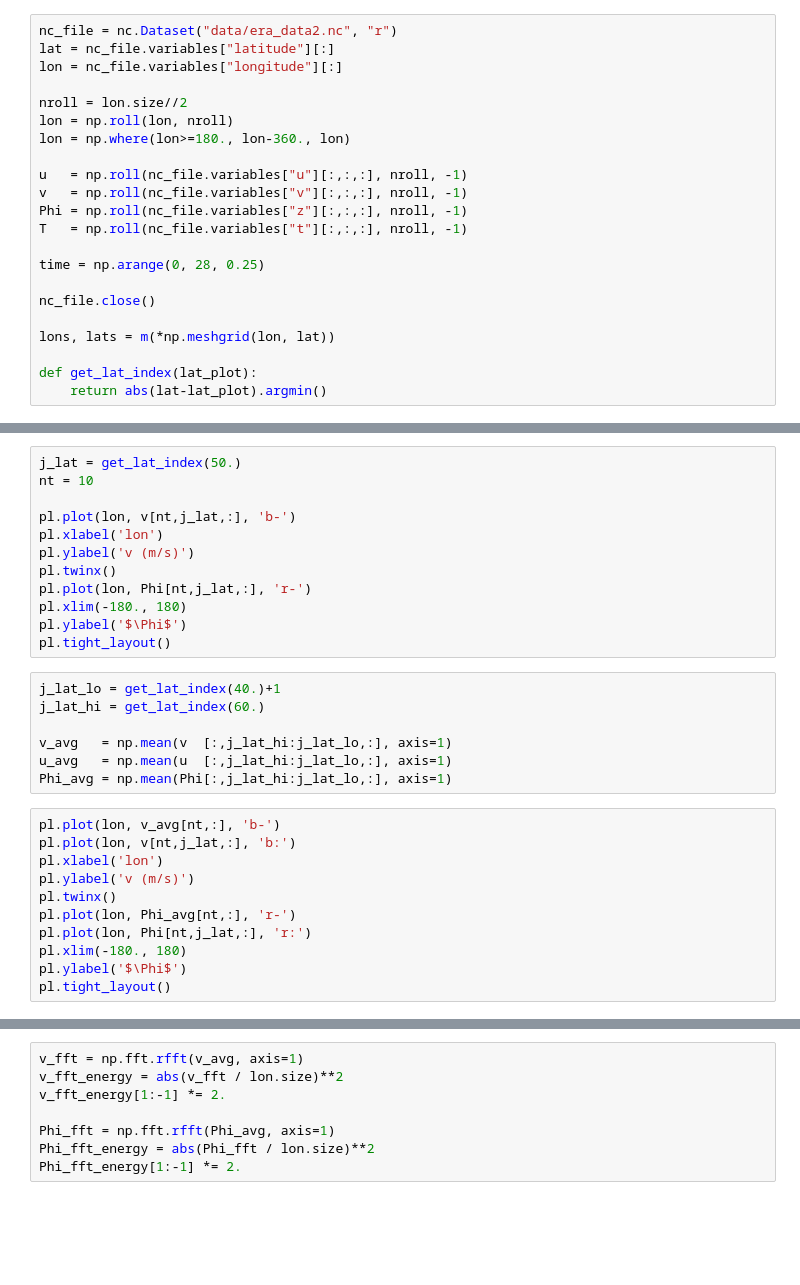
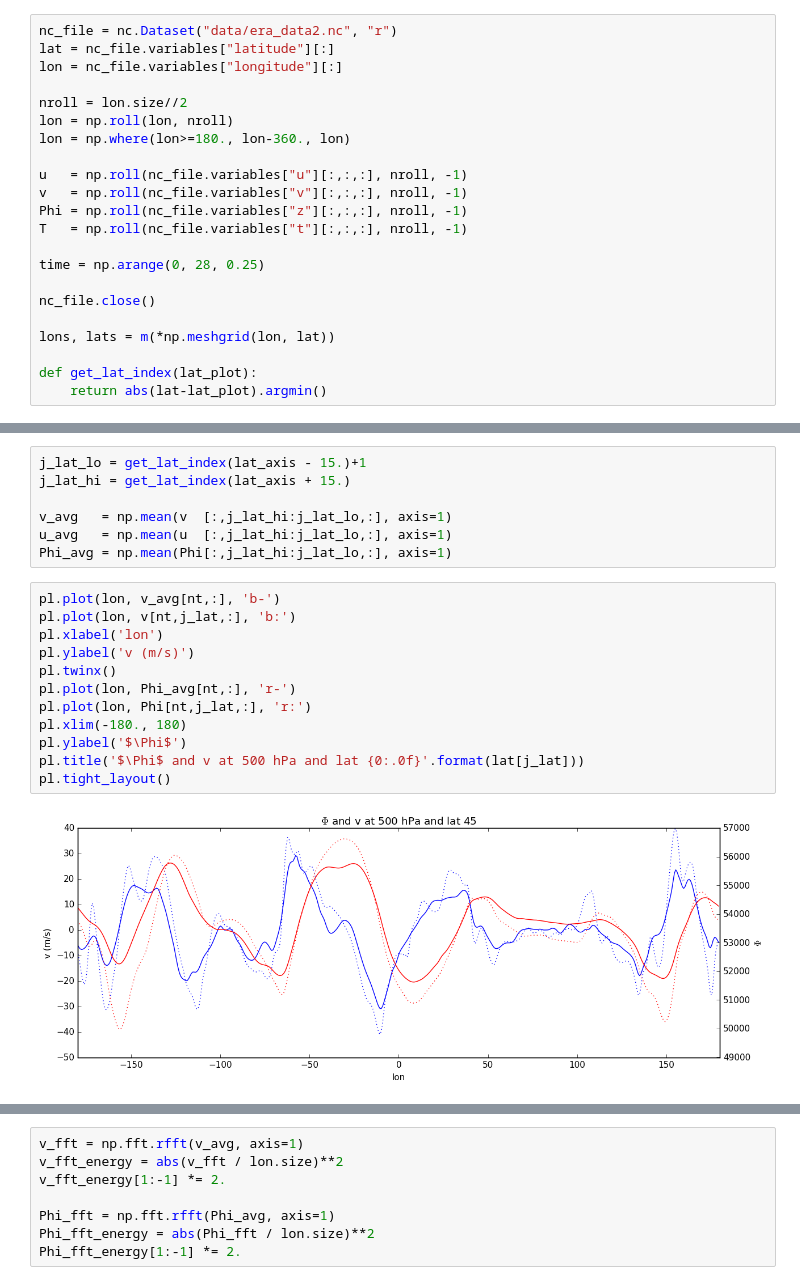
Before and after one commit to Chiil/dynamic_meteorology, a Jupyter notebook: Rossby waves.ipynb, the cells around one changed output, grey strips where cells are left out. Saved outputs shown, nothing was run; the diff lists cells and outputs as text; blank space fills up the shorter version.

```diff
--- a/Rossby waves.ipynb
+++ b/Rossby waves.ipynb
@@ -113,30 +149,21 @@ interact(plot_v_map, t=(0, 28.75, 0.25));
+# %%
+j_lat_lo = get_lat_index(lat_axis - 15.)+1
+j_lat_hi = get_lat_index(lat_axis + 15.)
+
+v_avg   = np.mean(v  [:,j_lat_hi:j_lat_lo,:], axis=1)
+u_avg   = np.mean(u  [:,j_lat_hi:j_lat_lo,:], axis=1)
+Phi_avg = np.mean(Phi[:,j_lat_hi:j_lat_lo,:], axis=1)
 # %%
-j_lat = get_lat_index(50.)
-nt = 10
-
-pl.plot(lon, v[nt,j_lat,:], 'b-')
+pl.plot(lon, v_avg[nt,:], 'b-')
+pl.plot(lon, v[nt,j_lat,:], 'b:')
 pl.xlabel('lon')
 pl.ylabel('v (m/s)')
 pl.twinx()
-pl.plot(lon, Phi[nt,j_lat,:], 'r-')
+pl.plot(lon, Phi_avg[nt,:], 'r-')
+pl.plot(lon, Phi[nt,j_lat,:], 'r:')
 pl.xlim(-180., 180)
 pl.ylabel('$\Phi$')
+pl.title('$\Phi$ and v at 500 hPa and lat {0:.0f}'.format(lat[j_lat]))
 pl.tight_layout()
+# %% [output]
+[figure, added]
-# %%
-j_lat_lo = get_lat_index(40.)+1
-j_lat_hi = get_lat_index(60.)
-
-v_avg   = np.mean(v  [:,j_lat_hi:j_lat_lo,:], axis=1)
-u_avg   = np.mean(u  [:,j_lat_hi:j_lat_lo,:], axis=1)
-Phi_avg = np.mean(Phi[:,j_lat_hi:j_lat_lo,:], axis=1)
-# %%
-pl.plot(lon, v_avg[nt,:], 'b-')
-pl.plot(lon, v[nt,j_lat,:], 'b:')
-pl.xlabel('lon')
-pl.ylabel('v (m/s)')
-pl.twinx()
-pl.plot(lon, Phi_avg[nt,:], 'r-')
-pl.plot(lon, Phi[nt,j_lat,:], 'r:')
-pl.xlim(-180., 180)
-pl.ylabel('$\Phi$')
-pl.tight_layout()
```
Also changed, not shown: parts of 14 cells of this notebook.
